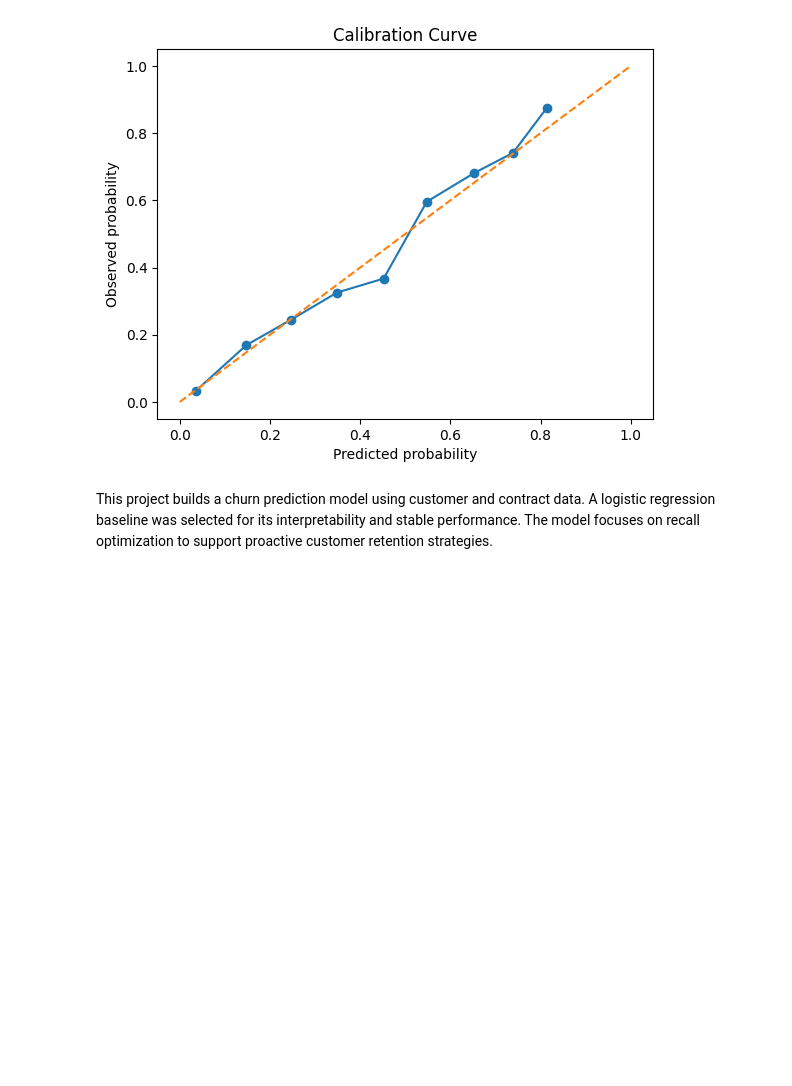
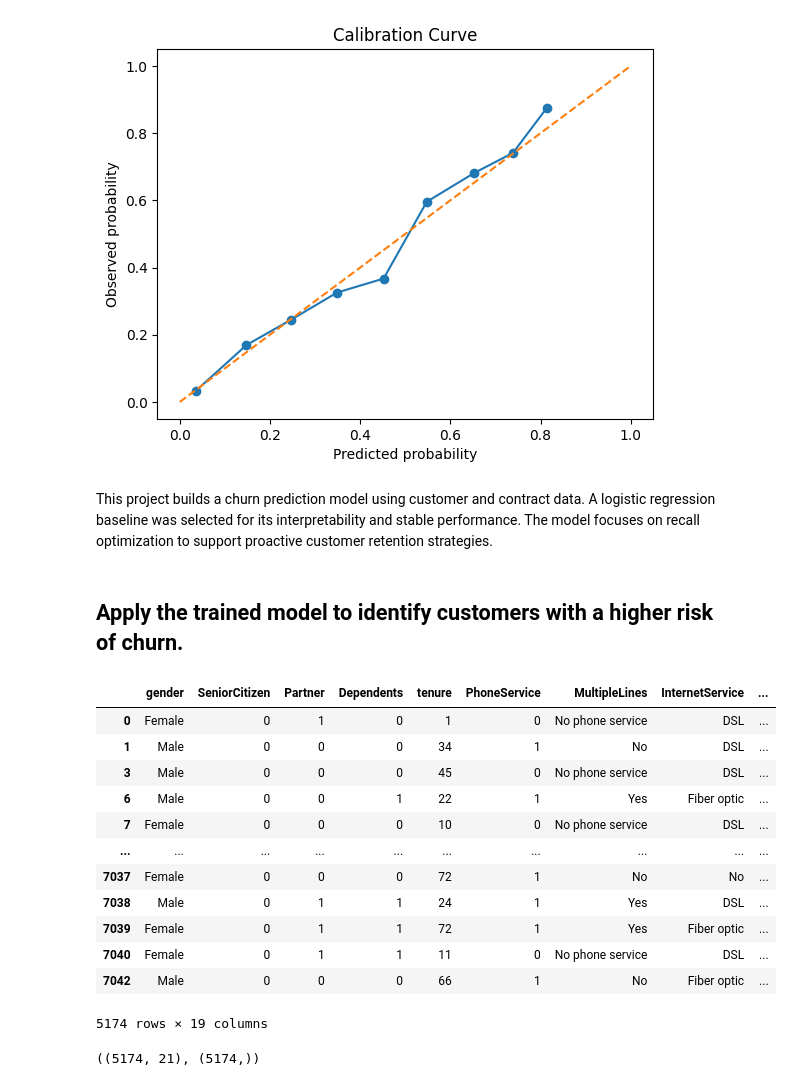
Before and after one commit to JessePMelo/Telco-Customer-Churn, a Jupyter notebook: data_science/notebooks/Telco_Customer_Churn.ipynb, the cells around one changed output. Saved outputs shown, nothing was run; the diff lists cells and outputs as text; code cells hidden in the pictures; blank space fills up the shorter version.

Commit message:
WIP: Customer Churn Risk Segmentation

```diff
--- a/data_science/notebooks/Telco_Customer_Churn.ipynb
+++ b/data_science/notebooks/Telco_Customer_Churn.ipynb
@@ -829,3 +829,54 @@ This project builds a churn prediction model using customer and contract data.
 A logistic regression baseline was selected for its interpretability and stable
 performance. The model focuses on recall optimization to support proactive
 customer retention strategies.
+# %% [markdown]
+## Apply the trained model to identify customers with a higher risk of churn.
+# %%
+url = 'https://raw.githubusercontent.com/JessePMelo/Telco-Customer-Churn/refs/heads/main/data_science/data/raw/WA_Fn-UseC_-Telco-Customer-Churn.csv'
+
+df = pd.read_csv(url)
+# %%
+df = df[df['Churn'] == 'No']
+# %%
+# Convert binary columns (Yes/No -> 1/0)
+binary_cols = ['Partner', 'Dependents', 'PhoneService', 'PaperlessBilling', 'Churn']
+
+for col in binary_cols:
+    df[col] = (df[col] == 'Yes').astype('int8')
+
+# Convert numeric columns
+df['tenure'] = df['tenure'].astype('int32')
+df['MonthlyCharges'] = df['MonthlyCharges'].astype('float64')
+
+df['TotalCharges'] = (
+    pd.to_numeric(df['TotalCharges'], errors='coerce')
+    .astype('float64')
+)
+
+# Convert categorical columns
+categorical_cols = [
+    'gender', 'MultipleLines', 'InternetService', 'OnlineSecurity',
+    'OnlineBackup', 'DeviceProtection', 'TechSupport',
+    'StreamingTV', 'StreamingMovies', 'Contract', 'PaymentMethod'
+]
+
+df[categorical_cols] = df[categorical_cols].astype('category')
+# %%
+risk_churn_df = df.copy()
+risk_churn_df.drop(columns=(['Churn','customerID']), inplace=True)
+# %%
+risk_churn_df
+# %% [output]
+|  | gender | SeniorCitizen | Partner | Dependents | tenure | PhoneService | MultipleLines | InternetService | ... |
+| 0 | Female | 0 | 1 | 0 | 1 | 0 | No phone service | DSL | ... |
+| 1 | Male | 0 | 0 | 0 | 34 | 1 | No | DSL | ... |
+| 3 | Male | 0 | 0 | 0 | 45 | 0 | No phone service | DSL | ... |
+| 6 | Male | 0 | 0 | 1 | 22 | 1 | Yes | Fiber optic | ... |
+| 7 | Female | 0 | 0 | 0 | 10 | 0 | No phone service | DSL | ... |
+| ... | ... | ... | ... | ... | ... | ... | ... | ... | ... |
+| 7037 | Female | 0 | 0 | 0 | 72 | 1 | No | No | ... |
+| 7038 | Male | 0 | 1 | 1 | 24 | 1 | Yes | DSL | ... |
+| 7039 | Female | 0 | 1 | 1 | 72 | 1 | Yes | Fiber optic | ... |
+| 7040 | Female | 0 | 1 | 1 | 11 | 0 | No phone service | DSL | ... |
+| 7042 | Male | 0 | 0 | 0 | 66 | 1 | No | Fiber optic | ... |
+5174 rows × 19 columns
@@ -831,0 +885,4 @@ customer retention strategies.
+# %%
+df.shape, y_pred_calibrated.shape
+# %% [output]
+((5174, 21), (5174,))
```
Also changed, not shown: parts of 4 cells of this notebook.
